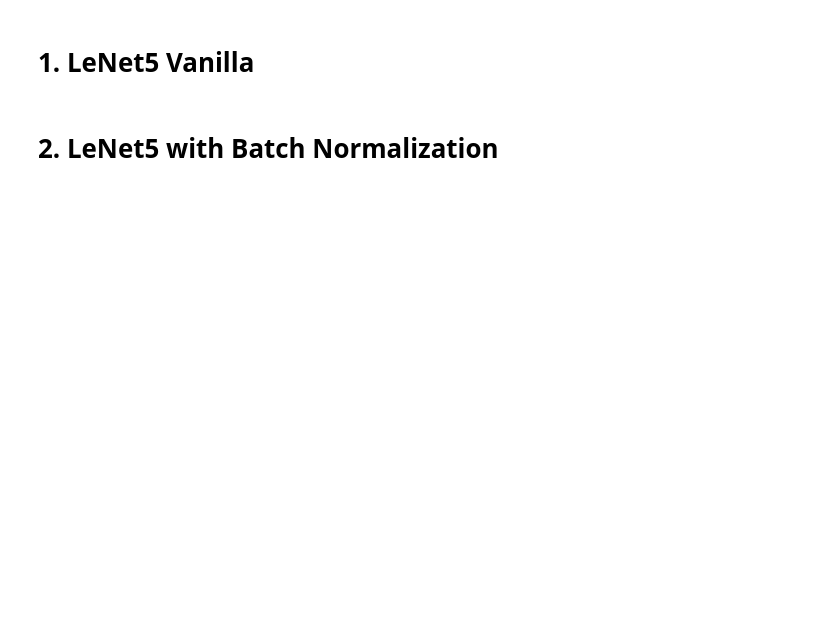
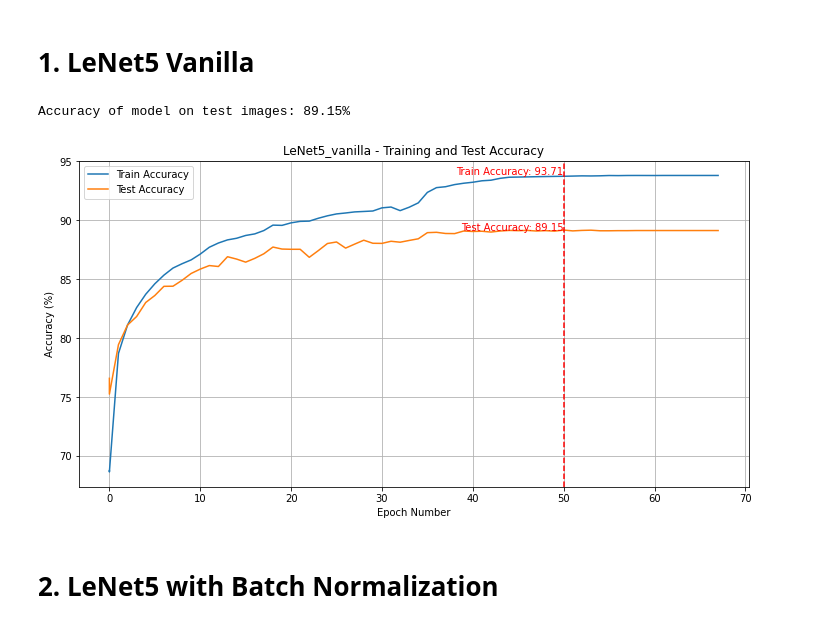
Before and after one commit to kariander1/HW1DeepLearning, a Jupyter notebook: fashion_mnist_lenet5.ipynb, the cells around one changed output. Cells and saved outputs as stored; diff of their text form; code cells hidden in the pictures; blank space fills up the shorter version.

```diff
--- a/fashion_mnist_lenet5.ipynb
+++ b/fashion_mnist_lenet5.ipynb
@@ -24,7 +24,6 @@ class LeNet5(nn.Module):
         self.conv3 = nn.Conv2d(16, 120, kernel_size=[5, 5])
         self.fc1 = nn.Linear(120, 84)
         self.fc2 = nn.Linear(84, 10)
-        self.activation = nn.ReLU()
         self.use_batch_norm = use_batch_norm
         self.use_dropout = use_dropout
         if use_batch_norm:
@@ -38,31 +37,31 @@ class LeNet5(nn.Module):
         x = self.conv1(x)
         if self.use_batch_norm:
             x = self.batch_norm1(x)
-        x = self.activation(x)
+        x = F.relu(x)
         x = self.avg_pool1(x)
 
         x = self.conv2(x)
         if self.use_batch_norm:
             x = self.batch_norm2(x)
-        x = self.activation(x)
+        x = F.relu(x)
         x = self.avg_pool2(x)
 
         x = self.conv3(x)
         if self.use_batch_norm:
             x = self.batch_norm3(x)
-        x = self.activation(x)
+        x = F.relu(x)
 
         x = torch.flatten(x, 1)
         if self.use_dropout:
             x = self.dropout(x)
-        x = self.activation(self.fc1(x))
+        x = F.relu(self.fc1(x))
 
         x = F.softmax(self.fc2(x), dim=1)
         return x
 # %%
 # Define hyperparameters
 batch_size = 64
-learning_rate = 0.01
+learning_rate = 0.001
 epochs = 100
 validation_split = 0.2
 weight_decay = 0.001
@@ -239,9 +220,11 @@ def train_and_evaluate(run_name, model, optimizer, scheduler, train_loader, val_
 
 
         batch_loader.set_description(f"{run_name} Epoch [{epoch+1}/{epochs}] Batch Loss: {loss.item():.4f} Train accuracy: {train_accuracy:.4f} Test accuracy: {test_accuracy:.4f}")
+        if current_lr<=1e-7:
+            # Early stopping, convergence condition
+            break
 
     # Evaluation on the test set
-    print(f'Accuracy of model on test images: {test_accuracy:.2f}%')
     writer.close()
 # %%
 from tensorboard.backend.event_processing.event_accumulator import EventAccumulator
@@ -255,7 +238,11 @@ def extract_scalar_events(logdir, scalar_name):
 
     return steps, values
 
-def plot_accuracy_plot_from_tb(run_name):
+def load_model_and_evaluate(model, run_name):
+    model.load_state_dict(torch.load(f'model_{run_name}.pth'))
+    test_accuracy, _ = evaluate_model(model=model, test_loader=test_loader, criterion=nn.CrossEntropyLoss())
+    print(f'Accuracy of model on test images: {test_accuracy:.2f}%')
+
     logdir_test = fr'runs\{run_name}\Accuracy_{run_name}_test'
     logdir_train = fr'runs\{run_name}\Accuracy_{run_name}_train'
     scalar_name = f'Accuracy/{run_name}'
@@ -286,19 +273,23 @@ def plot_accuracy_plot_from_tb(run_name):
     plt.text(best_test_step, corresponding_train_value, f'Train Accuracy: {corresponding_train_value:.2f}', color='red', ha='right', va='bottom')
 
     plt.show()
+
+    return model
 # %% [markdown]
 # 1. LeNet5 Vanilla
 # %%
 model_vanilla = LeNet5().to(device)
-# optimizer = optim.Adam(model_vanilla.parameters(), lr=learning_rate)
-# scheduler = ReduceLROnPlateau(optimizer, mode='min', factor=0.1, patience=5, verbose=True)
-# train_and_evaluate('LeNet5_vanilla',model_vanilla, optimizer, scheduler, train_loader, val_loader, test_loader, epochs, device)
+optimizer = optim.Adam(model_vanilla.parameters(), lr=learning_rate)
+scheduler = ReduceLROnPlateau(optimizer, mode='min', factor=0.1, patience=5, verbose=True, min_lr=1e-6)
 
-if os.path.exists('model_LeNet5_vanilla.pth'):
-    model_vanilla.load_state_dict(torch.load('model_LeNet5_vanilla.pth'))
-    test_accuracy, _ = evaluate_model(model=model_vanilla, test_loader=test_loader, criterion=nn.CrossEntropyLoss())
-    print(f'Accuracy of model on test images: {test_accuracy:.2f}%')
-    plot_accuracy_plot_from_tb('LeNet5_vanilla')
+if not os.path.exists('model_LeNet5_vanilla.pth'):
+    train_and_evaluate('LeNet5_vanilla',model_vanilla, optimizer, scheduler, train_loader, val_loader, test_loader, epochs, device)
+
+
+model_vanilla = load_model_and_evaluate(model_vanilla, 'LeNet5_vanilla')
+# %% [output]
+Accuracy of model on test images: 89.15%
+[figure, added]
 # %% [markdown]
 # 2. LeNet5 with Batch Normalization
 # %%
```
Also changed, not shown: parts of 6 cells of this notebook, 10 other files.
